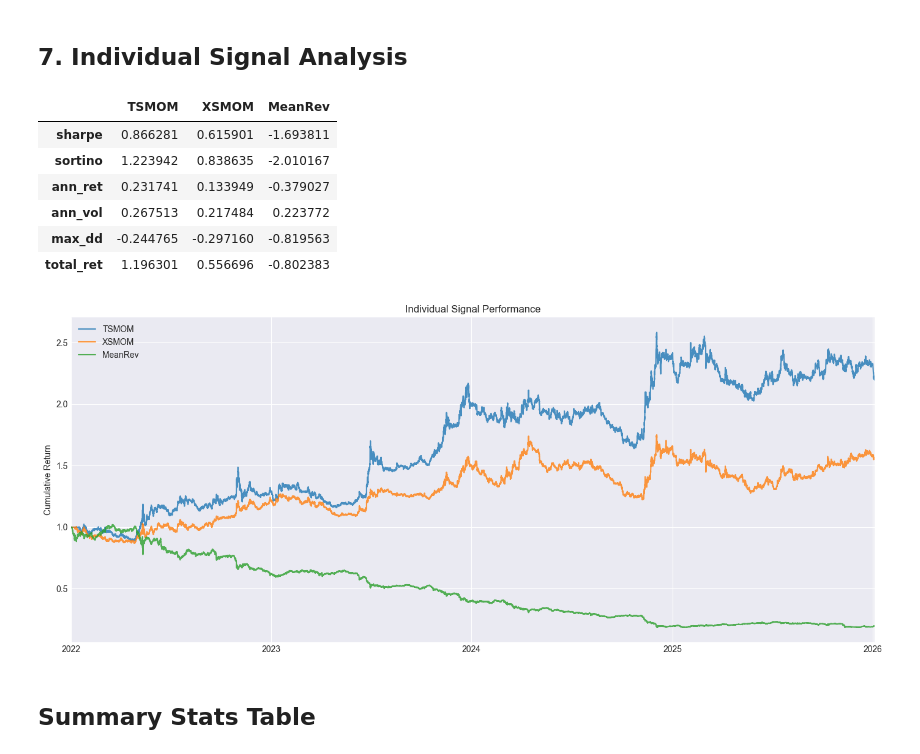
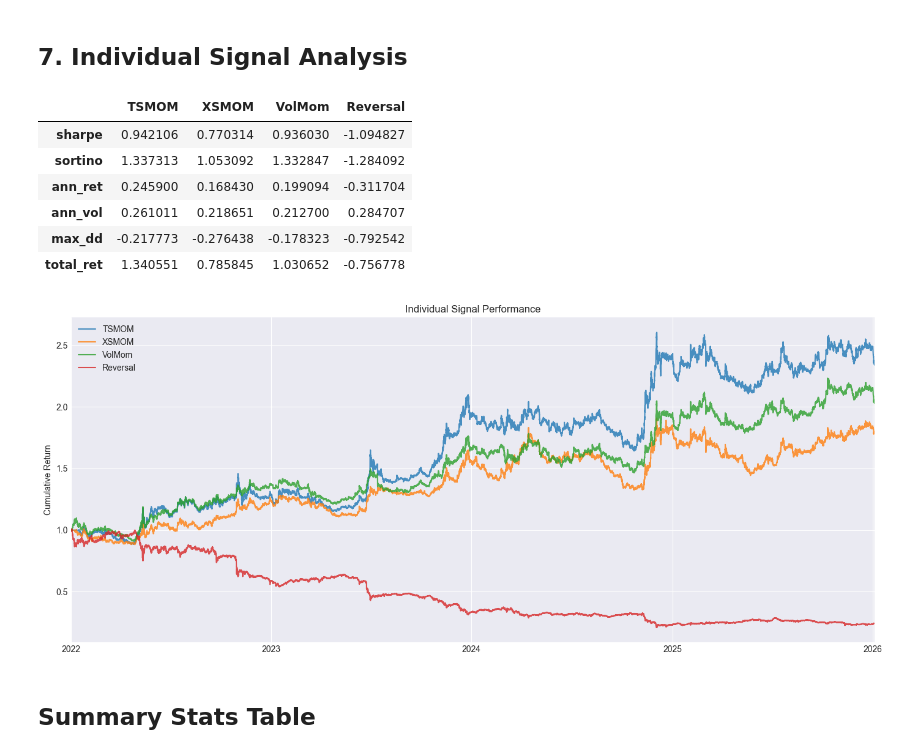
Before and after one commit to Epic721/stat-arb-research, a Jupyter notebook: analysis.ipynb, the cells around one changed output. Drawn from its saved outputs; the diff is of its cells as text; code cells hidden in the pictures.

Commit message:
added additional vol-based momentum signal

```diff
--- a/analysis.ipynb
+++ b/analysis.ipynb
@@ -83,9 +91,9 @@ Signal shapes:
+# %%
+combined_signal = combine_signals(signals=[sig_tsmom_norm, sig_xsmom_norm, sig_volmom_norm, sig_reversal_norm], weights=[0.34, 0.33, 0.33, 0.00])
+combined_signal = normalize_signal(combined_signal)
 # %%
-# combine signals with equal weight
-combined_signal = combine_signals(
-    [sig_tsmom_norm, sig_xsmom_norm, sig_meanrev_norm],
-    weights=[0.33, 0.33, 0.34]  # roughly equal
-)
-
-# re-normalize combined signal
-combined_signal = normalize_signal(combined_signal)
+# # combine signals - weight momentum higher than reversal
+# # momentum signals work better in crypto, reversal is more of a diversifier
+# combined_signal = combine_signals([sig_tsmom_norm, sig_xsmom_norm, sig_volmom_norm, sig_reversal_norm], weights=[0.34, 0.33, 0.33, 0.00])  # 85% momentum, 15% reversal
+# # re-normalize combined signal
+# combined_signal = normalize_signal(combined_signal)
@@ -112,10 +124,10 @@ plt.tight_layout()
 # sigma^-1 * mu with vol targeting + weight smoothing
 
 COV_WINDOW = 720    # 30 days in hours
-SHRINKAGE = 0.15
-TARGET_VOL = 0.20   # 20% annualized
-MAX_LEVERAGE = 3.0
-WEIGHT_SMOOTH = 0.05  # EMA smoothing: only 5% new weight per period (reduces turnover)
+SHRINKAGE = 0.20    # slightly more shrinkage for stability
+TARGET_VOL = 0.15   # 15% annualized (more conservative)
+MAX_LEVERAGE = 2.5  # cap leverage lower
+WEIGHT_SMOOTH = 0.08  # slightly faster adaptation (signals are more stable now)
 
 # this takes a minute...
 print("Computing optimal weights (this may take a bit)...")
@@ -358,41 +368,44 @@ def quick_backtest(signal, ret, name):
 # individual signal backtests
 stats_tsmom = quick_backtest(sig_tsmom_norm, ret, 'TSMOM')
 stats_xsmom = quick_backtest(sig_xsmom_norm, ret, 'XSMOM')
-stats_meanrev = quick_backtest(sig_meanrev_norm, ret, 'MeanRev')
+stats_volmom = quick_backtest(sig_volmom_norm, ret, 'VolMom')
+stats_reversal = quick_backtest(sig_reversal_norm, ret, 'Reversal')
 
 # compare
 comparison = pd.DataFrame({
     'TSMOM': stats_tsmom,
     'XSMOM': stats_xsmom,
-    'MeanRev': stats_meanrev,
+    'VolMom': stats_volmom,
+    'Reversal': stats_reversal,
 })
 comparison
 # %% [output]
-|  | TSMOM | XSMOM | MeanRev |
-| sharpe | 0.866281 | 0.615901 | -1.693811 |
-| sortino | 1.223942 | 0.838635 | -2.010167 |
-| ann_ret | 0.231741 | 0.133949 | -0.379027 |
-| ann_vol | 0.267513 | 0.217484 | 0.223772 |
-| max_dd | -0.244765 | -0.297160 | -0.819563 |
-| total_ret | 1.196301 | 0.556696 | -0.802383 |
+|  | TSMOM | XSMOM | VolMom | Reversal |
+| sharpe | 0.942106 | 0.770314 | 0.936030 | -1.094827 |
+| sortino | 1.337313 | 1.053092 | 1.332847 | -1.284092 |
+| ann_ret | 0.245900 | 0.168430 | 0.199094 | -0.311704 |
+| ann_vol | 0.261011 | 0.218651 | 0.212700 | 0.284707 |
+| max_dd | -0.217773 | -0.276438 | -0.178323 | -0.792542 |
+| total_ret | 1.340551 | 0.785845 | 1.030652 | -0.756778 |
 # %%
 # equity curves for each signal
 fig, ax = plt.subplots(figsize=(14, 6))
 
 for sig, name in [(sig_tsmom_norm, 'TSMOM'),
                    (sig_xsmom_norm, 'XSMOM'),
-                   (sig_meanrev_norm, 'MeanRev')]:
+                   (sig_volmom_norm, 'VolMom'),
+                   (sig_reversal_norm, 'Reversal')]:
     bt = Backtester(ret, sig, tcost_bps=5)
     bt.run()
     eq = bt.get_equity_curve()
     eq.plot(ax=ax, label=name, alpha=0.8)
 
 ax.set_title('Individual Signal Performance')
 ax.set_ylabel('Cumulative Return')
 ax.legend()
 plt.tight_layout()
 # %% [output]
-[figure, old version]
+[figure, new version]
 # %% [markdown]
 ## Summary Stats Table
 # %%
```
Also changed, not shown: parts of 21 cells of this notebook, 2 other files.
